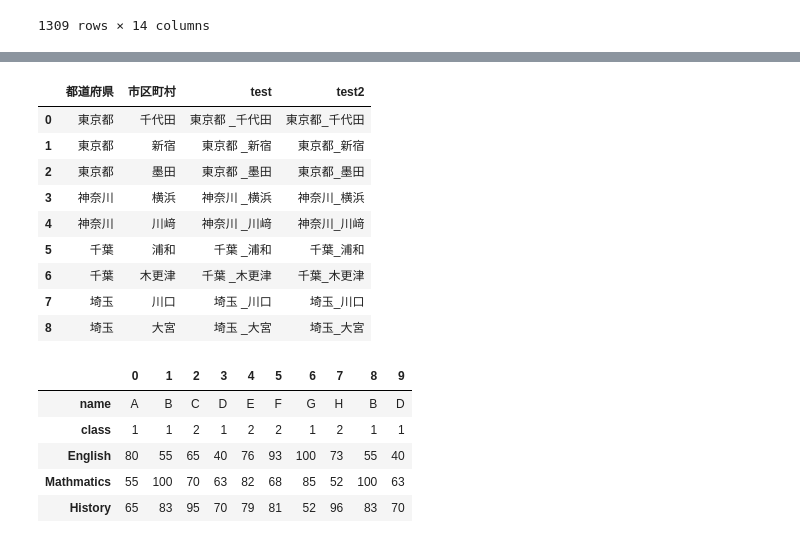
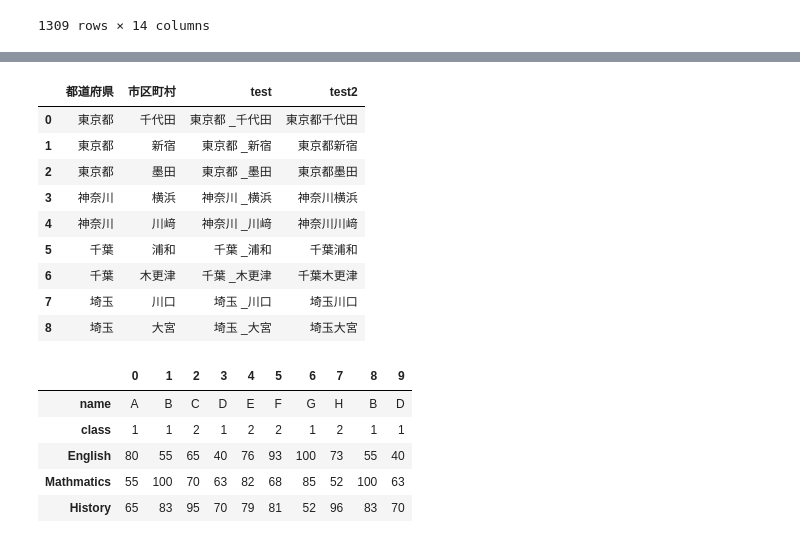
Before and after one commit to T-Sawao/Problem_100, a Jupyter notebook: pandas_100/notebook/01_Pandas_100_Knocks_for_Begginer_v1.0.4.ipynb, the cells around one changed output, grey strips where cells are left out. Saved outputs shown, nothing was run; the diff lists cells and outputs as text; code cells hidden in the pictures.

```diff
--- a/pandas_100/notebook/01_Pandas_100_Knocks_for_Begginer_v1.0.4.ipynb
+++ b/pandas_100/notebook/01_Pandas_100_Knocks_for_Begginer_v1.0.4.ipynb
@@ -1134,19 +1099,19 @@ df
 # ※df5の「test」列は通常通り結合した場合の結果
 # print(ans[57]) #回答表示
 # %%
-df5["test2"] = df5["都道府県"].str.strip() + "_" + df5["市区町村"]
+df5["test2"] = df5["都道府県"].str.strip() + df5["市区町村"]
 df5
 # %% [output]
 |  | 都道府県 | 市区町村 | test | test2 |
-| 0 | 東京都 | 千代田 | 東京都 _千代田 | 東京都_千代田 |
-| 1 | 東京都 | 新宿 | 東京都 _新宿 | 東京都_新宿 |
-| 2 | 東京都 | 墨田 | 東京都 _墨田 | 東京都_墨田 |
-| 3 | 神奈川 | 横浜 | 神奈川 _横浜 | 神奈川_横浜 |
-| 4 | 神奈川 | 川﨑 | 神奈川 _川﨑 | 神奈川_川﨑 |
-| 5 | 千葉 | 浦和 | 千葉 _浦和 | 千葉_浦和 |
-| 6 | 千葉 | 木更津 | 千葉 _木更津 | 千葉_木更津 |
-| 7 | 埼玉 | 川口 | 埼玉 _川口 | 埼玉_川口 |
-| 8 | 埼玉 | 大宮 | 埼玉 _大宮 | 埼玉_大宮 |
+| 0 | 東京都 | 千代田 | 東京都 _千代田 | 東京都千代田 |
+| 1 | 東京都 | 新宿 | 東京都 _新宿 | 東京都新宿 |
+| 2 | 東京都 | 墨田 | 東京都 _墨田 | 東京都墨田 |
+| 3 | 神奈川 | 横浜 | 神奈川 _横浜 | 神奈川横浜 |
+| 4 | 神奈川 | 川﨑 | 神奈川 _川﨑 | 神奈川川﨑 |
+| 5 | 千葉 | 浦和 | 千葉 _浦和 | 千葉浦和 |
+| 6 | 千葉 | 木更津 | 千葉 _木更津 | 千葉木更津 |
+| 7 | 埼玉 | 川口 | 埼玉 _川口 | 埼玉川口 |
+| 8 | 埼玉 | 大宮 | 埼玉 _大宮 | 埼玉大宮 |
 # %%
 # 【58】
 # df2の行と列を入れ替えて表示
```
Also changed, not shown: parts of 39 cells of this notebook, 1 other file.
